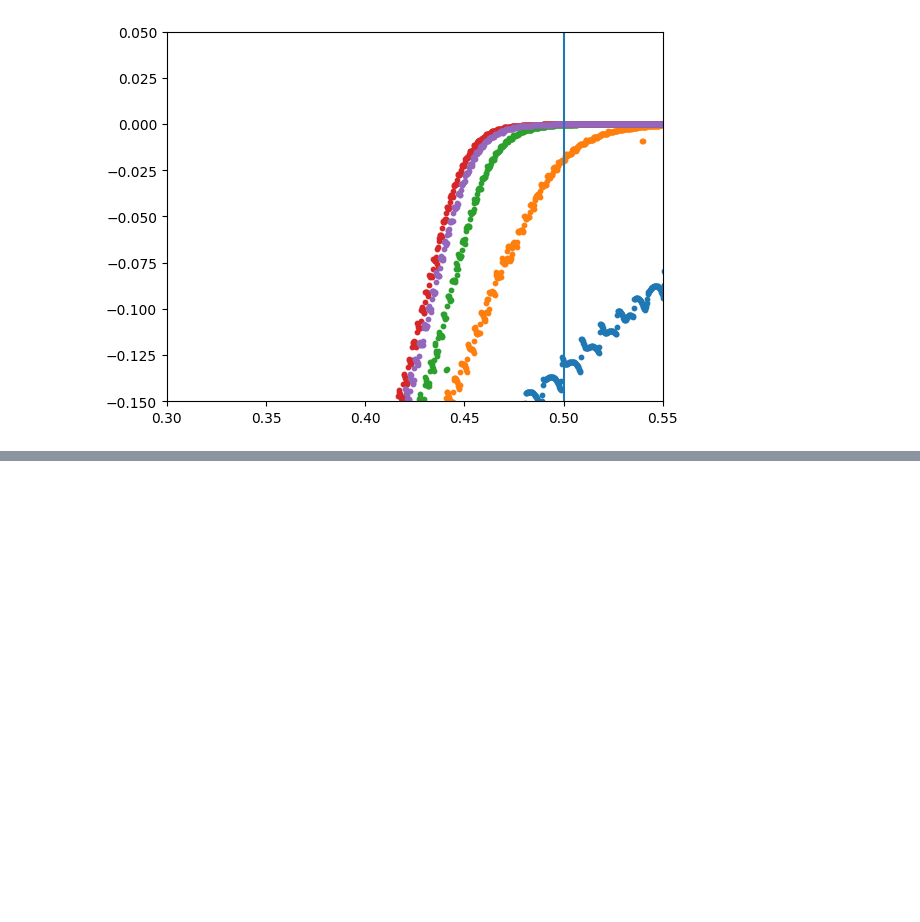
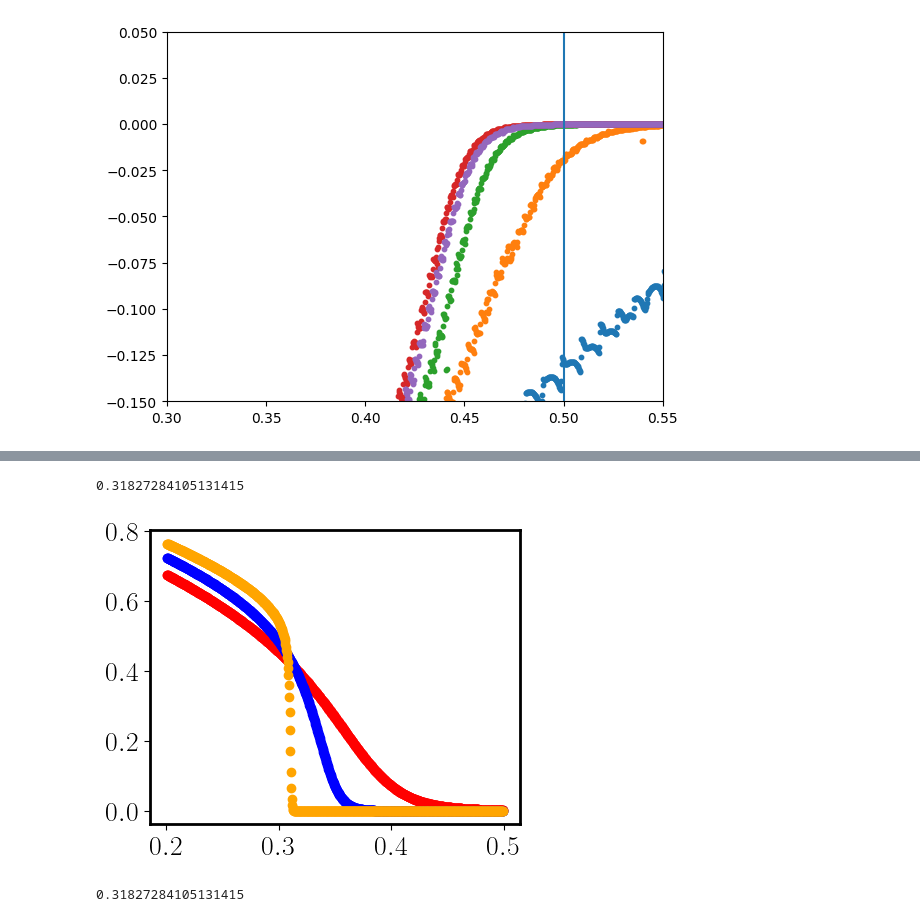
Before and after one commit to Nico0oblr/SuperradianceMolecules, a Jupyter notebook: code/MeanFieldSpontaneousEmission.ipynb, the cells around one changed output, grey strips where cells are left out. Saved outputs shown, nothing was run; the diff lists cells and outputs as text; code cells hidden in the pictures; blank space fills up the shorter version.

```diff
--- a/code/MeanFieldSpontaneousEmission.ipynb
+++ b/code/MeanFieldSpontaneousEmission.ipynb
@@ -645,3 +627,53 @@ close("all")
+# %%
+cb = TerminateSteadyState(1e-1, 1e-1)
+
+gs = range(0.2, 0.5, 800)
+r = 0.0
+figure()
+
+for pow in [10, 23, 300]
+    N = BigInt(10) ^ pow # Use BigInt for parameter calculation if needed
+    # Convert to Float64 for the solver
+    N_f = Float64(N)
+
+    resr = Float64[]
+    for g in gs
+        Γ = 1.0
+        ξ = N_f * r
+        γ = N_f * g / log(N_f)
+        p = [Γ, ξ, N_f, γ]
+
+        # Initial condition: log(1/N) = -log(N)
+        u0 = [-log(N_f), 0.5]
+
+        prob = ODEProblem(meanfield_log_transformed!, u0, (0.0, 1e15), p)
+        sol = solve(prob, Rosenbrock23(), callback=cb, reltol=1e-8, abstol=1e-10)
+        max_log_I = maximum(x -> x[1], sol.u)
+        push!(resr, exp(max_log_I))
+    end
+
+    y = -der(resr, gs[2]-gs[1])
+    scatter(gs[2:end-1], y, label = "\$N=10^{$pow}\$")
+    findex = findfirst(x -> abs(x) < 1e-8, y)
+    if findex !== nothing
+        display(gs[findex])
+    end
+end
+
+display(gcf())
+close("all")
+# %% [output]
+0.31827284105131415
+[figure, added]
+# %%
+gcrit = 0.31827284105131415
+ϵ = 1e-3
+
+for g in [gcrit - ϵ, gcrit, gcrit + ϵ]
+for pow in range(10, 300, 50)
+end
+# %% [output]
+0.31827284105131415
 # %%
 # Callback needs to monitor the log-derivative and m-derivative
 cb = TerminateSteadyState(1e-1, 1e-1)
```
Also changed, not shown: parts of 17 cells of this notebook, 2 other files.
